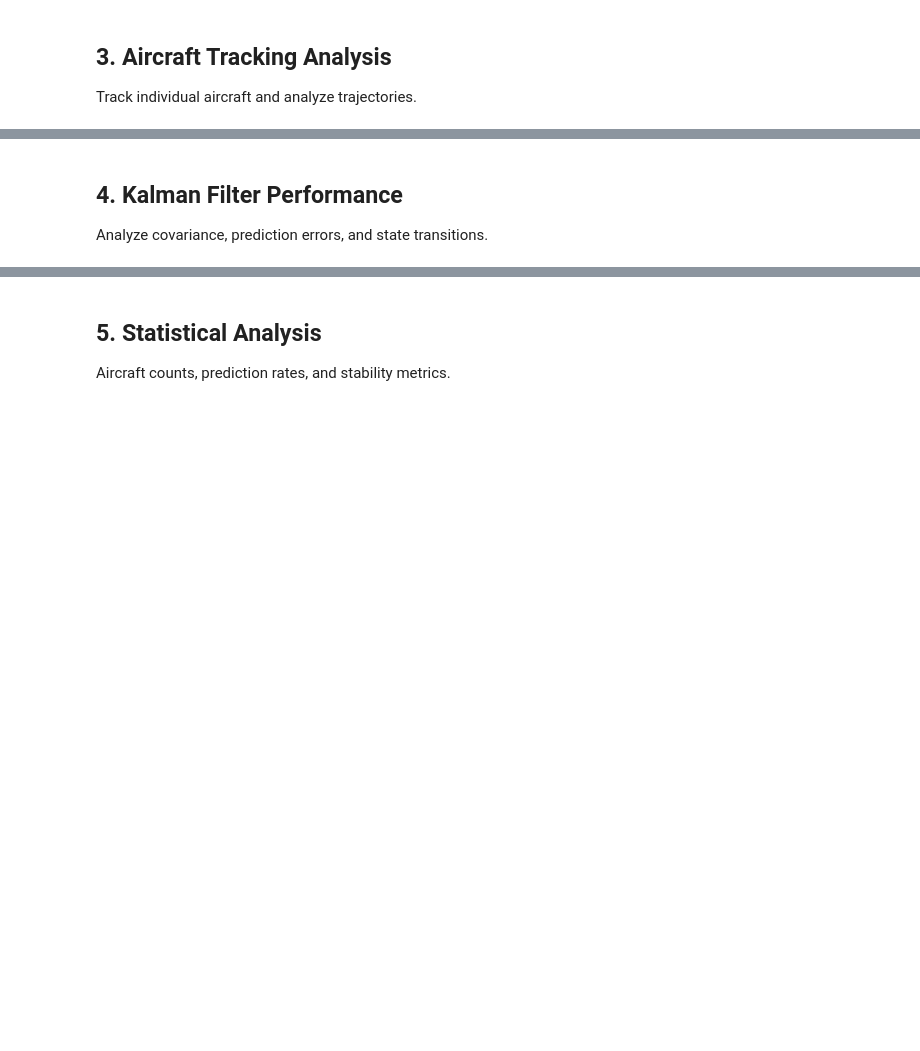
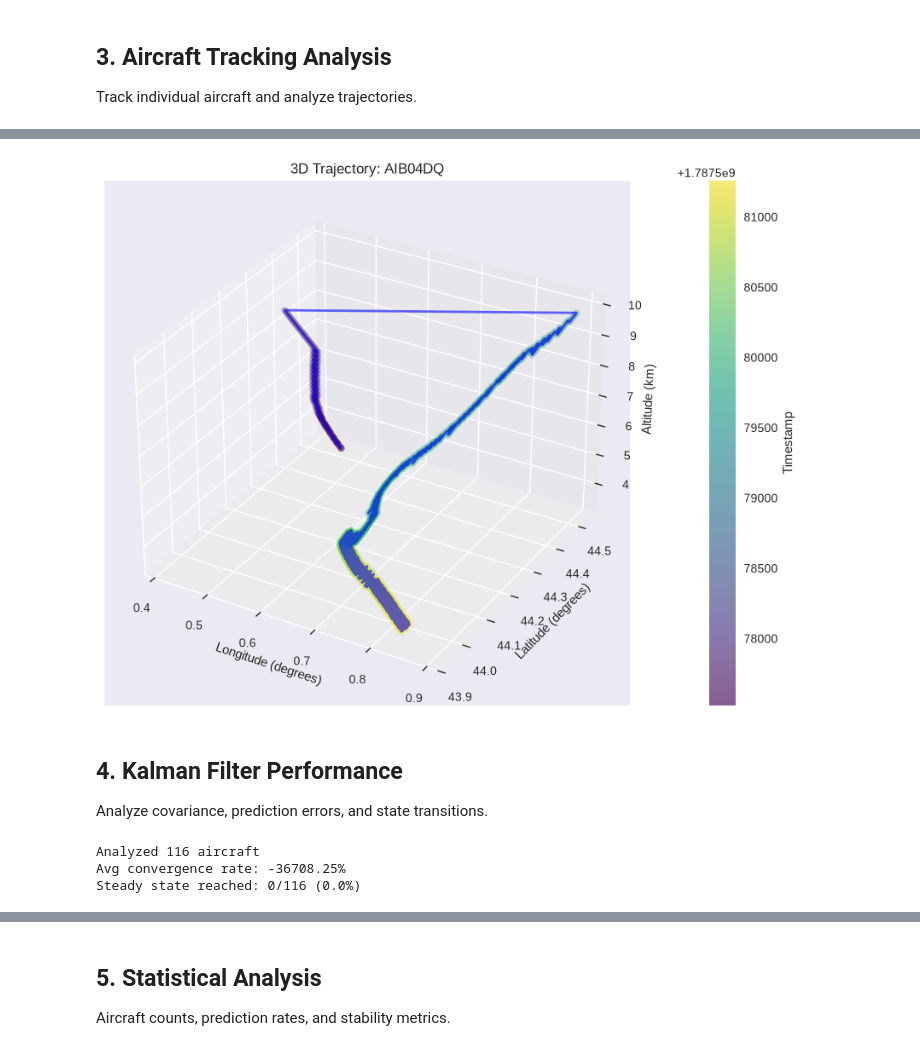
Before and after one commit to Kyustern/skycam-monorepo, a Jupyter notebook: notebooks/kalman-tuning/kalman-tuning.ipynb, the cells around one changed output, grey strips where cells are left out. Saved outputs shown, nothing was run; the diff lists cells and outputs as text; code cells hidden in the pictures; blank space fills up the shorter version.

```diff
--- a/notebooks/kalman-tuning/kalman-tuning.ipynb
+++ b/notebooks/kalman-tuning/kalman-tuning.ipynb
@@ -210,11 +299,30 @@ if error_stats:
 # %%
-# 3D trajectory plot
+# Interactive 3D trajectory plot
+# Try to import plotly for interactive visualization
+try:
+    import plotly.graph_objects as go
+    from modules.visualization import plot_3d_trajectory_interactive
+    has_plotly = True
+except ImportError:
+    has_plotly = False
+    print('Plotly not available. Install with: pip install plotly')
+
 if trajectories:
     sample_callsign = list(trajectories.keys())[0]
+    # sample_callsign = "JAF6LD"
     trajectory = trajectories[sample_callsign]
 
-    fig = kalman_visualizer.plot_3d_trajectory(trajectory, callsign=sample_callsign)
-    plt.show()
+    if has_plotly:
+        # Use interactive 3D plot with Plotly
+        fig = plot_3d_trajectory_interactive(trajectory, callsign=sample_callsign)
+        if fig:
+            fig.show()
+    else:
+        # Fall back to matplotlib 3D plot
+        fig = kalman_visualizer.plot_3d_trajectory(trajectory, callsign=sample_callsign)
+        plt.show()
+# %% [output]
+[figure, added]
 # %% [markdown]
 ## 4. Kalman Filter Performance
 
@@ -235,6 +343,10 @@ if covariance_results:
     steady = [r.steady_state_reached for r in covariance_results]
     print(f'Avg convergence rate: {np.mean(rates):.2%}')
     print(f'Steady state reached: {sum(steady)}/{len(steady)} ({sum(steady)/len(steady)*100:.1f}%)')
+# %% [output]
+Analyzed 116 aircraft
+Avg convergence rate: -36708.25%
+Steady state reached: 0/116 (0.0%)
 # %%
 # Plot covariance
 if covariance_results:
```
Also changed, not shown: parts of 25 cells of this notebook, 3 other files.
